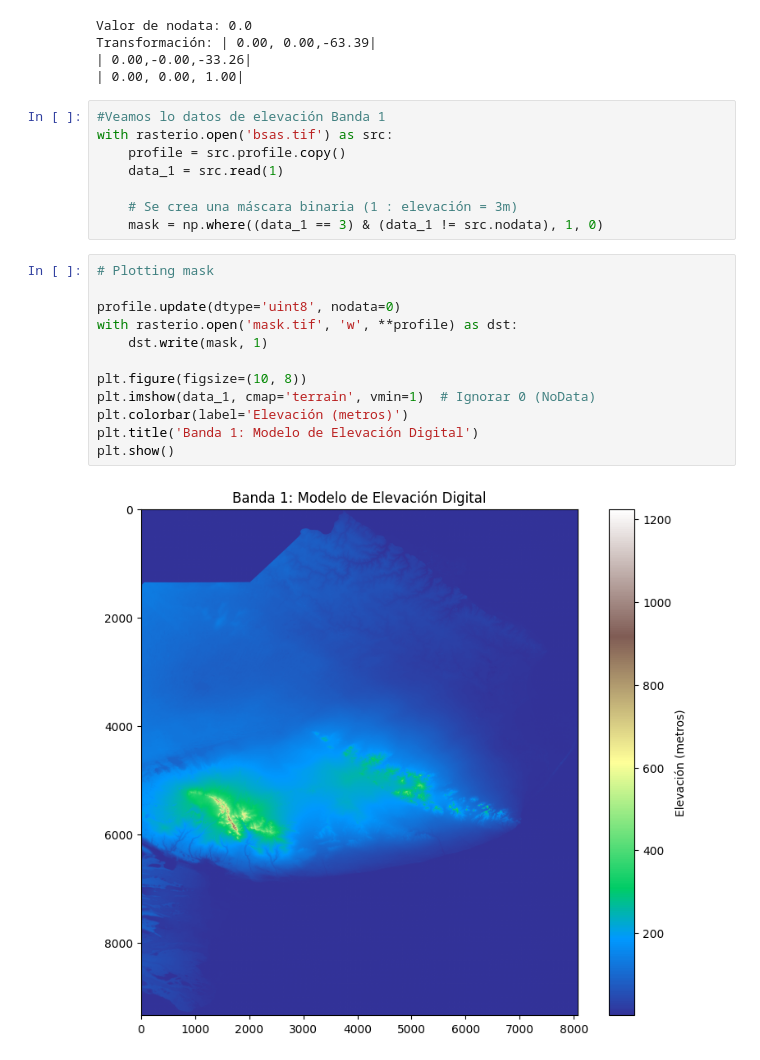
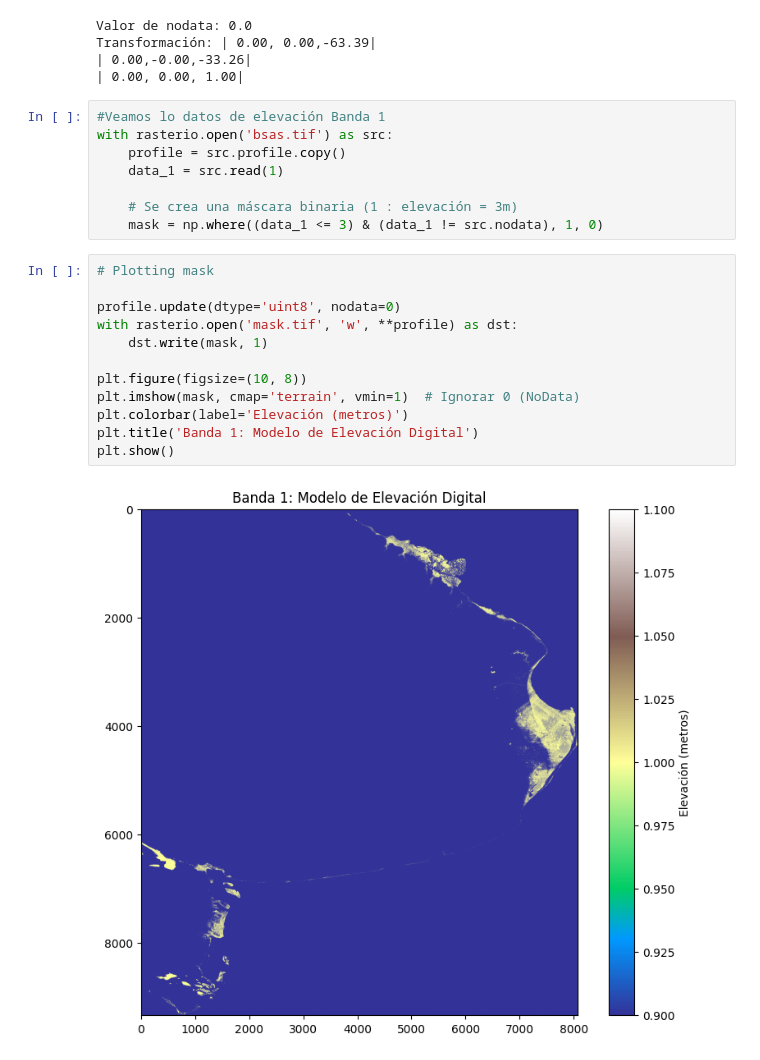
Before and after one commit to andreasoledadguerra/bs_as_flood, a Jupyter notebook: flood_notebook.ipynb, the cells around one changed output. Cells and saved outputs as stored; diff of their text form.

Commit message:
fix : condition in variable mask is updated, and parameter data_1 is changed for mask in plt.imshow()

```diff
--- a/flood_notebook.ipynb
+++ b/flood_notebook.ipynb
@@ -41,18 +41,18 @@ with rasterio.open('bsas.tif') as src:
     data_1 = src.read(1)
 
     # Se crea una máscara binaria (1 : elevación = 3m)
-    mask = np.where((data_1 == 3) & (data_1 != src.nodata), 1, 0)
+    mask = np.where((data_1 <= 3) & (data_1 != src.nodata), 1, 0)
 # %%
 # Plotting mask
 
 profile.update(dtype='uint8', nodata=0)
 with rasterio.open('mask.tif', 'w', **profile) as dst:
     dst.write(mask, 1)
 
 plt.figure(figsize=(10, 8))
-plt.imshow(data_1, cmap='terrain', vmin=1)  # Ignorar 0 (NoData)
+plt.imshow(mask, cmap='terrain', vmin=1)  # Ignorar 0 (NoData)
 plt.colorbar(label='Elevación (metros)')
 plt.title('Banda 1: Modelo de Elevación Digital')
 plt.show()
 # %% [output]
-[figure, old version]
+[figure, new version]
```
